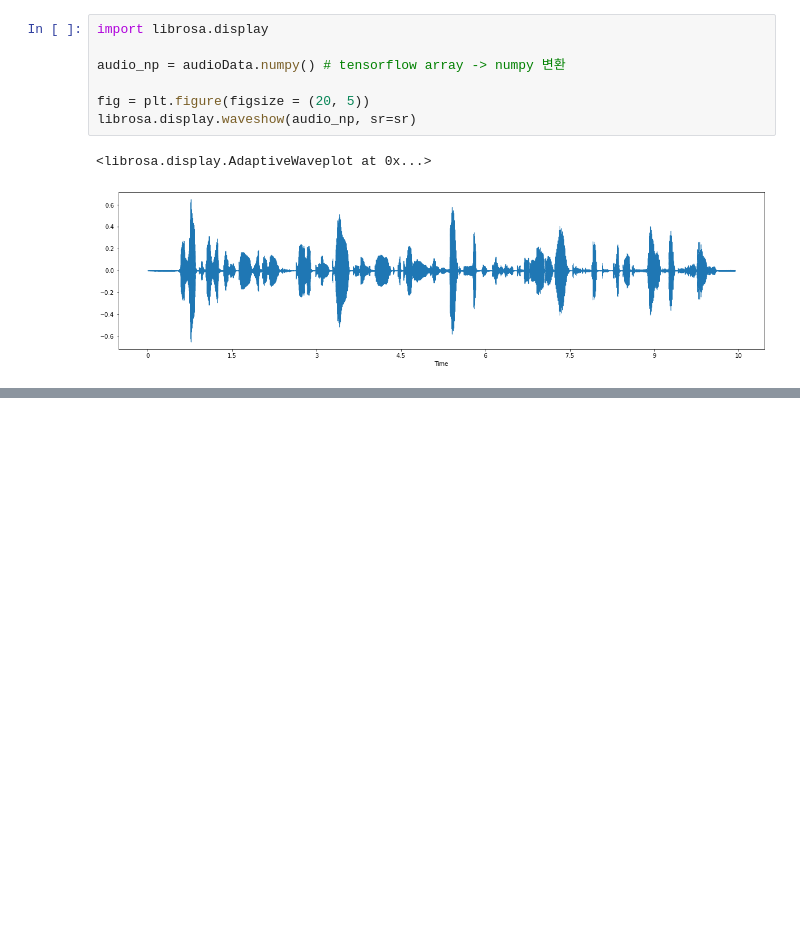
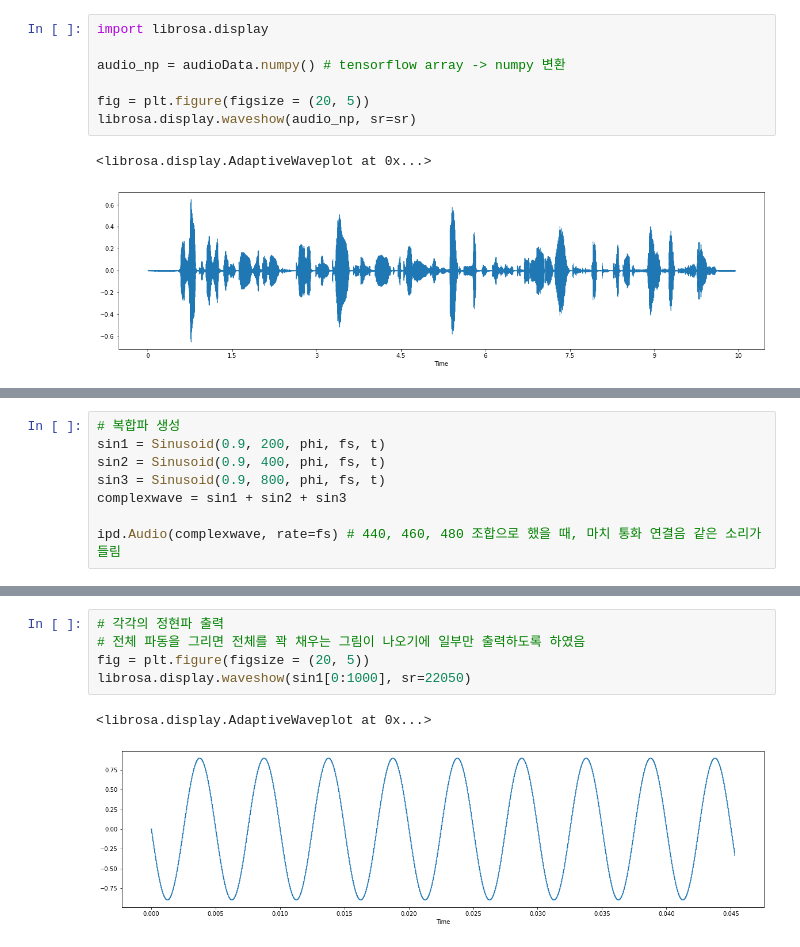
Before and after one commit to DevTae/Digital-Signal-Processing-Exercise, a Jupyter notebook: Digital-Signal-Processing-Exercise.ipynb, the cells around one changed output, grey strips where cells are left out. Drawn from its saved outputs; the diff is of its cells as text; blank space fills up the shorter version.

Commit message:
Add the implementation about creating complex wave with graph process

```diff
--- a/Digital-Signal-Processing-Exercise.ipynb
+++ b/Digital-Signal-Processing-Exercise.ipynb
@@ -196,0 +175,8 @@ plt.tight_layout()
+# %%
+# 복합파 생성
+sin1 = Sinusoid(0.9, 200, phi, fs, t)
+sin2 = Sinusoid(0.9, 400, phi, fs, t)
+sin3 = Sinusoid(0.9, 800, phi, fs, t)
+complexwave = sin1 + sin2 + sin3
+
+ipd.Audio(complexwave, rate=fs) # 440, 460, 480 조합으로 했을 때, 마치 통화 연결음 같은 소리가 들림
@@ -196,0 +185,8 @@ plt.tight_layout()
+# %%
+# 각각의 정현파 출력
+# 전체 파동을 그리면 전체를 꽉 채우는 그림이 나오기에 일부만 출력하도록 하였음
+fig = plt.figure(figsize = (20, 5))
+librosa.display.waveshow(sin1[0:1000], sr=22050)
+# %% [output]
+<librosa.display.AdaptiveWaveplot at 0x...>
+[figure, added]
```
Also changed, not shown: parts of 26 cells of this notebook.
